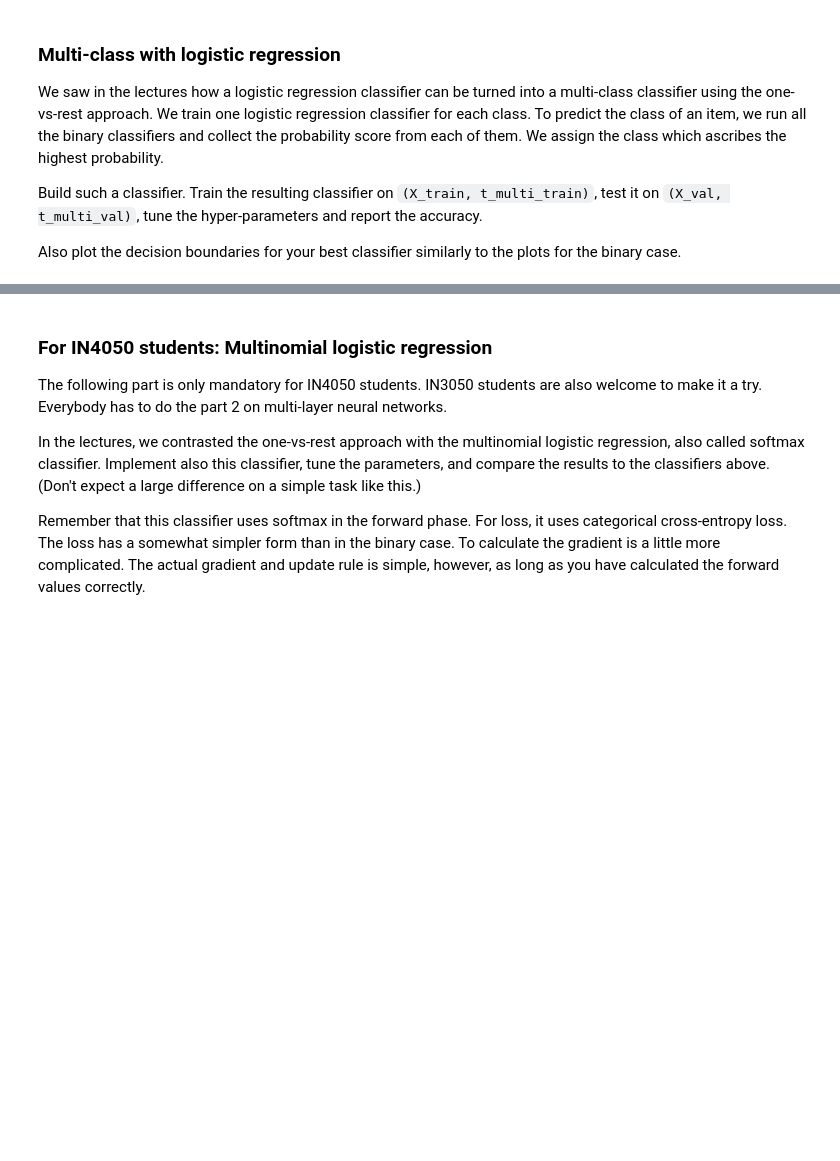
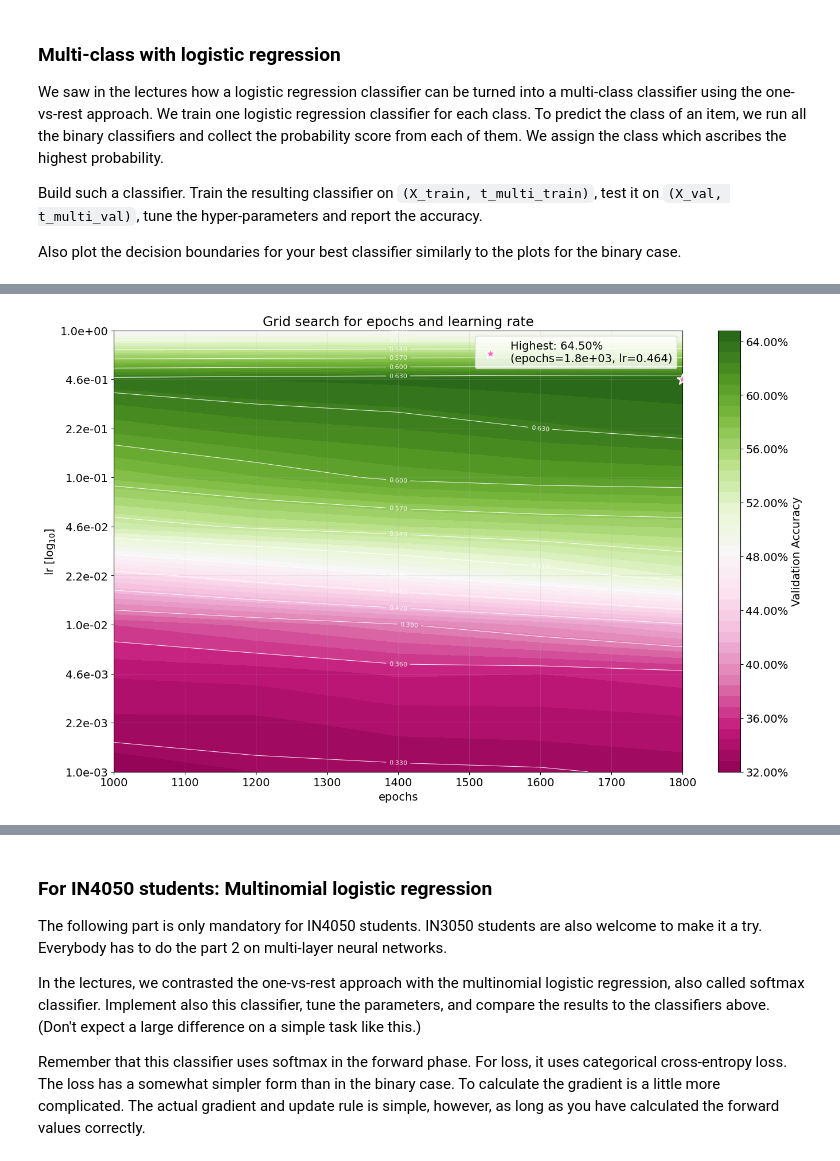
Before and after one commit to Oskar-Idland/IN4050-Introduction-to-Artificial-Intelligence-and-Machinelearing, a Jupyter notebook: Oblig2/in3050_in4050_2025_assignment_2.ipynb, the cells around one changed output, grey strips where cells are left out. Saved outputs shown, nothing was run; the diff lists cells and outputs as text; code cells hidden in the pictures; blank space fills up the shorter version.

```diff
--- a/Oblig2/in3050_in4050_2025_assignment_2.ipynb
+++ b/Oblig2/in3050_in4050_2025_assignment_2.ipynb
@@ -956,0 +1071,13 @@ Also plot the decision boundaries for your best classifier similarly to the plot
+# %%
+learning_rates = np.logspace(-3, 0, 10)
+epochs = np.arange(1000, 2000, 200)
+grid_params = {'epochs': epochs, 'lr': learning_rates}
+func_params = {'X_val': X_val, 't_val': t_multi_val, 'n_epochs_no_update': 10, 'min_epochs': 100}
+tuner_multi_class = HyperparameterTuner(OneVRestLogReg(), grid_params, func_params)
+tuner_multi_class.search(X_train, t_multi_train, X_val, t_multi_val)
+# %%
+tuner_multi_class.plot_search(logy=True)
+plt.title("Grid search for epochs and learning rate")
+plt.show()
+# %% [output]
+[figure, added]
```
Also changed, not shown: parts of 3 cells of this notebook.
